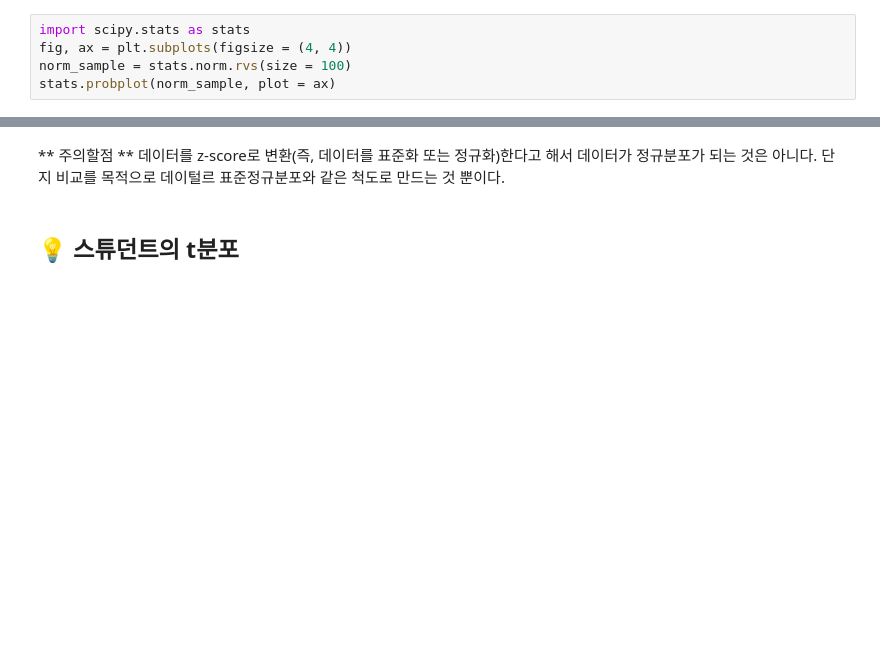
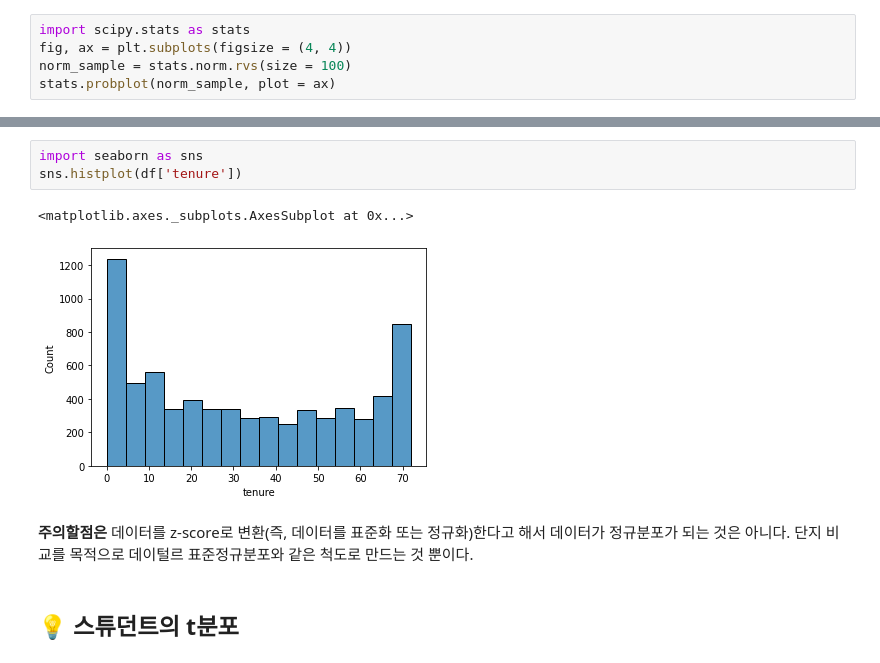
Before and after one commit to ljs7463/Basic_statistic, a Jupyter notebook: 임정석/Statistics_Basic_(1).ipynb, the cells around one changed output, grey strips where cells are left out. Saved outputs shown, nothing was run; the diff lists cells and outputs as text; blank space fills up the shorter version.

```diff
--- a/임정석/Statistics_Basic_(1).ipynb
+++ b/임정석/Statistics_Basic_(1).ipynb
@@ -1086,5 +1102,11 @@ stats.probplot(norm_sample, plot = ax)
+# %%
+import seaborn as sns
+sns.histplot(df['tenure'])
+# %% [output]
+<matplotlib.axes._subplots.AxesSubplot at 0x...>
+[figure, added]
 # %% [markdown]
-** 주의할점 **
+**주의할점은**
 데이터를 z-score로 변환(즉, 데이터를 표준화 또는 정규화)한다고 해서 데이터가 정규분포가 되는 것은 아니다. 단지 비교를 목적으로 데이털르 표준정규분포와 같은 척도로 만드는 것 뿐이다.
 # %% [markdown]
 ## 💡 스튜던트의 t분포
```
Also changed, not shown: parts of 1 cell of this notebook.
